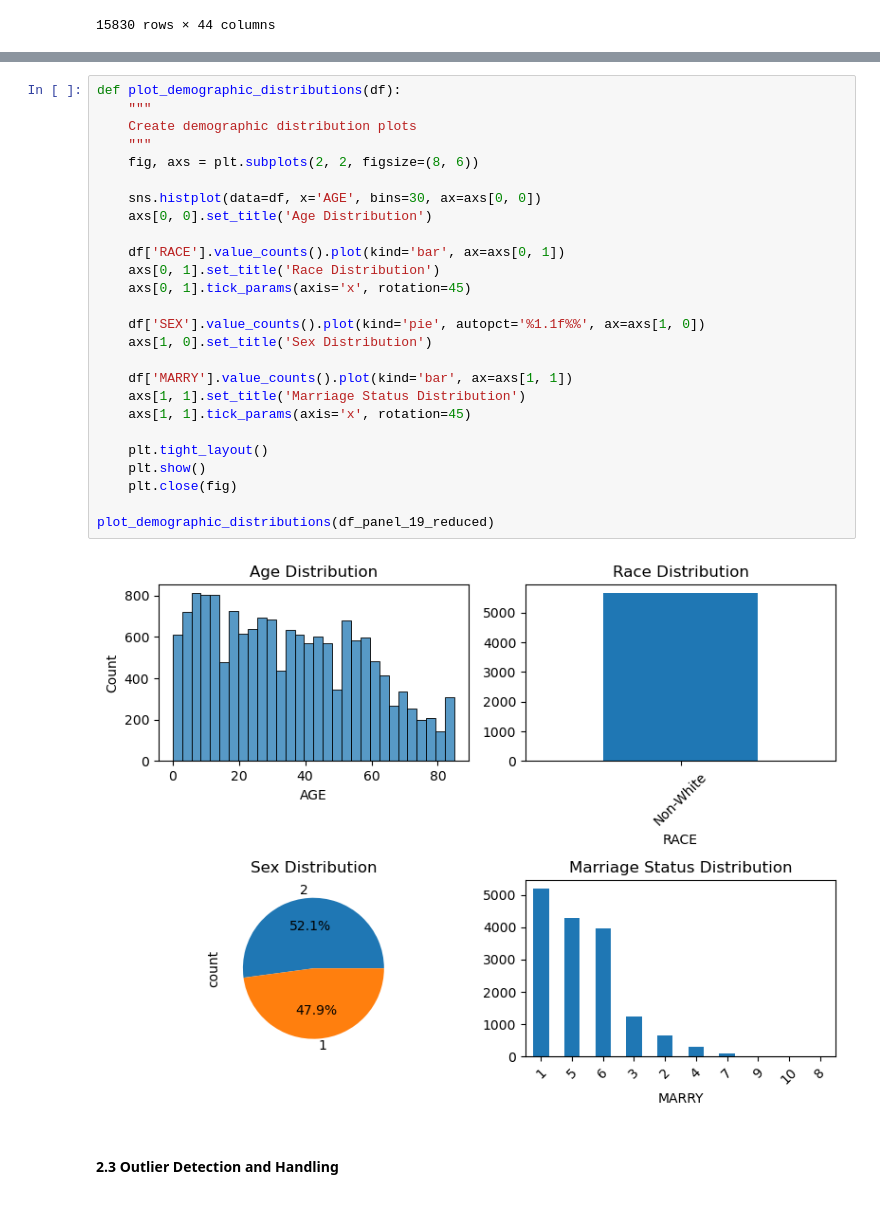
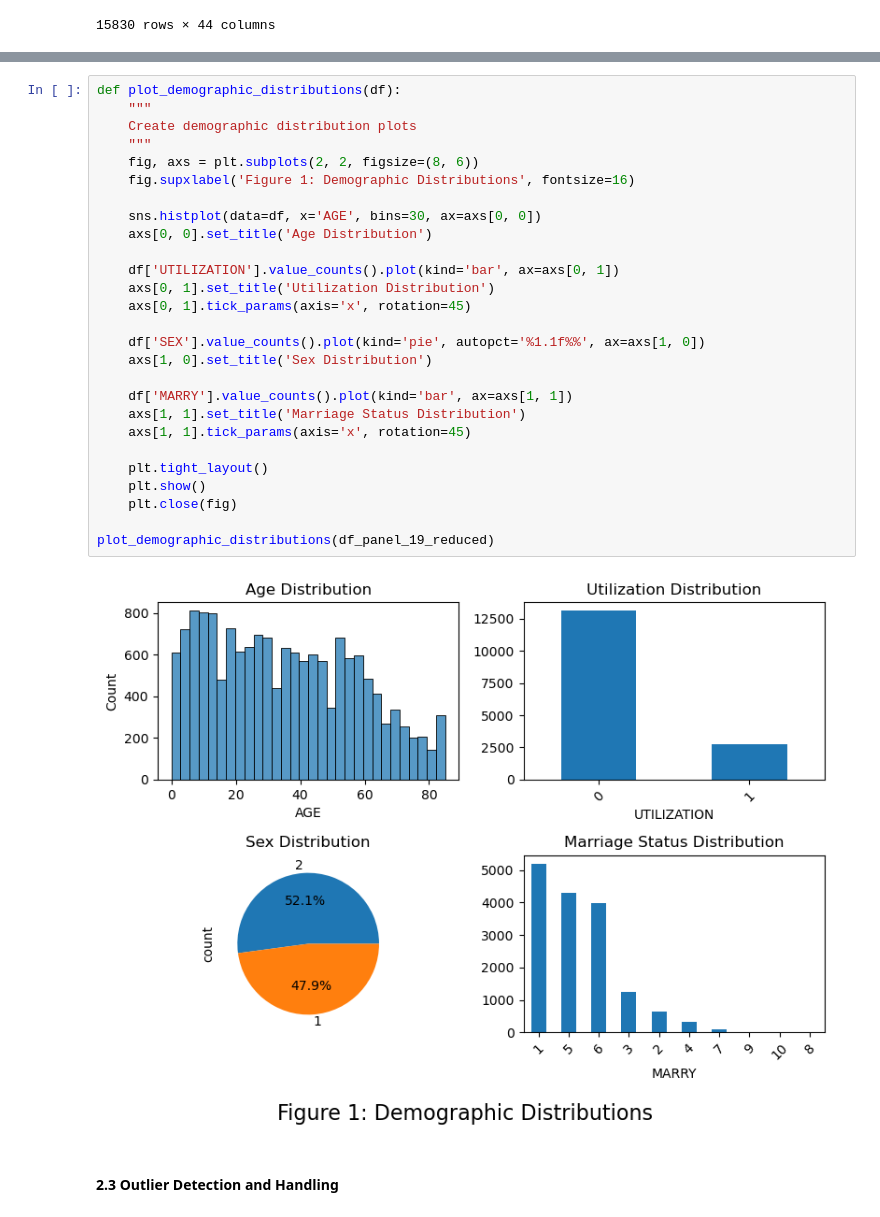
Before and after one commit to gracejiang0929/FA24_DSC180A_Repo, a Jupyter notebook: pt3-bias-mitigation.ipynb, the cells around one changed output, grey strips where cells are left out. Cells and saved outputs as stored; diff of their text form.

Commit message:
use utilization instead of race in 2.2 & 2.3.

```diff
--- a/pt3-bias-mitigation.ipynb
+++ b/pt3-bias-mitigation.ipynb
@@ -434,31 +452,32 @@ These demographics suggest we're looking at a diverse adult population in terms
 # %%
 def plot_demographic_distributions(df):
     """
     Create demographic distribution plots
     """
     fig, axs = plt.subplots(2, 2, figsize=(8, 6))
+    fig.supxlabel('Figure 1: Demographic Distributions', fontsize=16)
 
     sns.histplot(data=df, x='AGE', bins=30, ax=axs[0, 0])
     axs[0, 0].set_title('Age Distribution')
 
-    df['RACE'].value_counts().plot(kind='bar', ax=axs[0, 1])
-    axs[0, 1].set_title('Race Distribution')
+    df['UTILIZATION'].value_counts().plot(kind='bar', ax=axs[0, 1])
+    axs[0, 1].set_title('Utilization Distribution')
     axs[0, 1].tick_params(axis='x', rotation=45)
 
     df['SEX'].value_counts().plot(kind='pie', autopct='%1.1f%%', ax=axs[1, 0])
     axs[1, 0].set_title('Sex Distribution')
 
     df['MARRY'].value_counts().plot(kind='bar', ax=axs[1, 1])
     axs[1, 1].set_title('Marriage Status Distribution')
     axs[1, 1].tick_params(axis='x', rotation=45)
 
     plt.tight_layout()
     plt.show()
     plt.close(fig)
 
 plot_demographic_distributions(df_panel_19_reduced)
 # %% [output]
-[figure, old version]
+[figure, new version]
 # %% [markdown]
 #### 2.3 Outlier Detection and Handling
 # %% [markdown]
```
Also changed, not shown: parts of 10 cells of this notebook.
